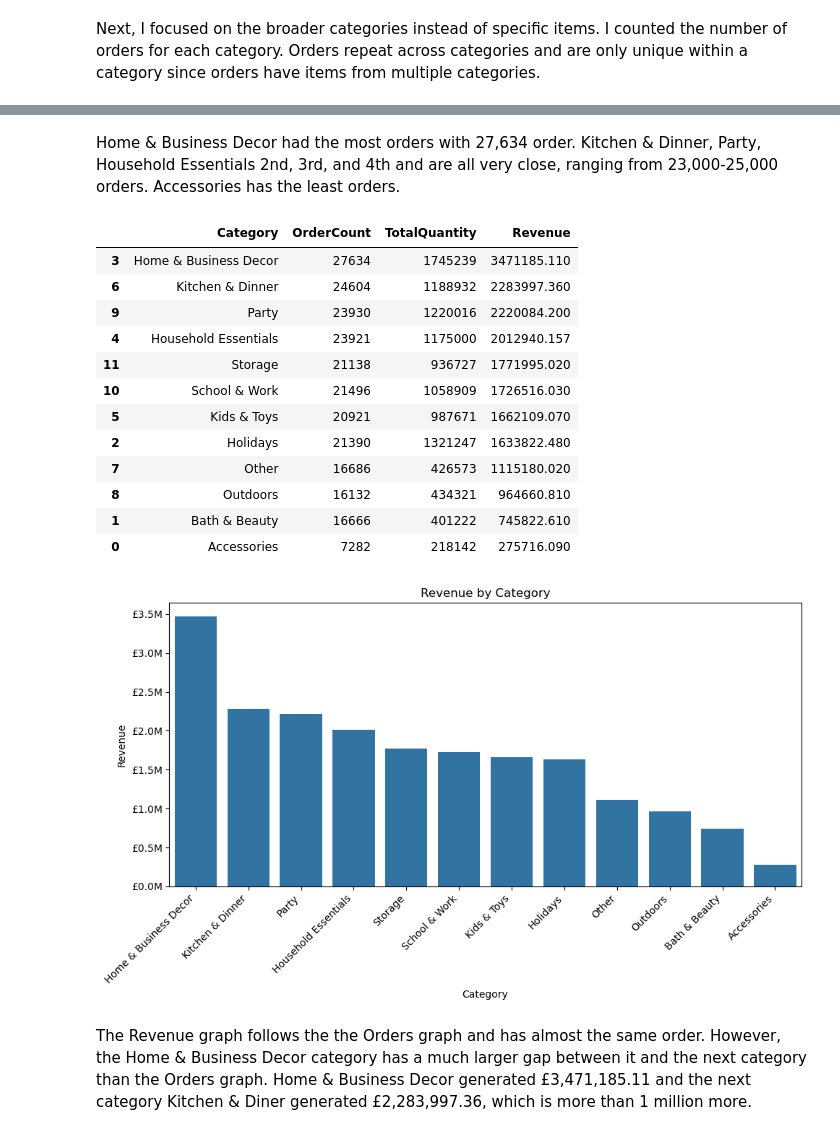
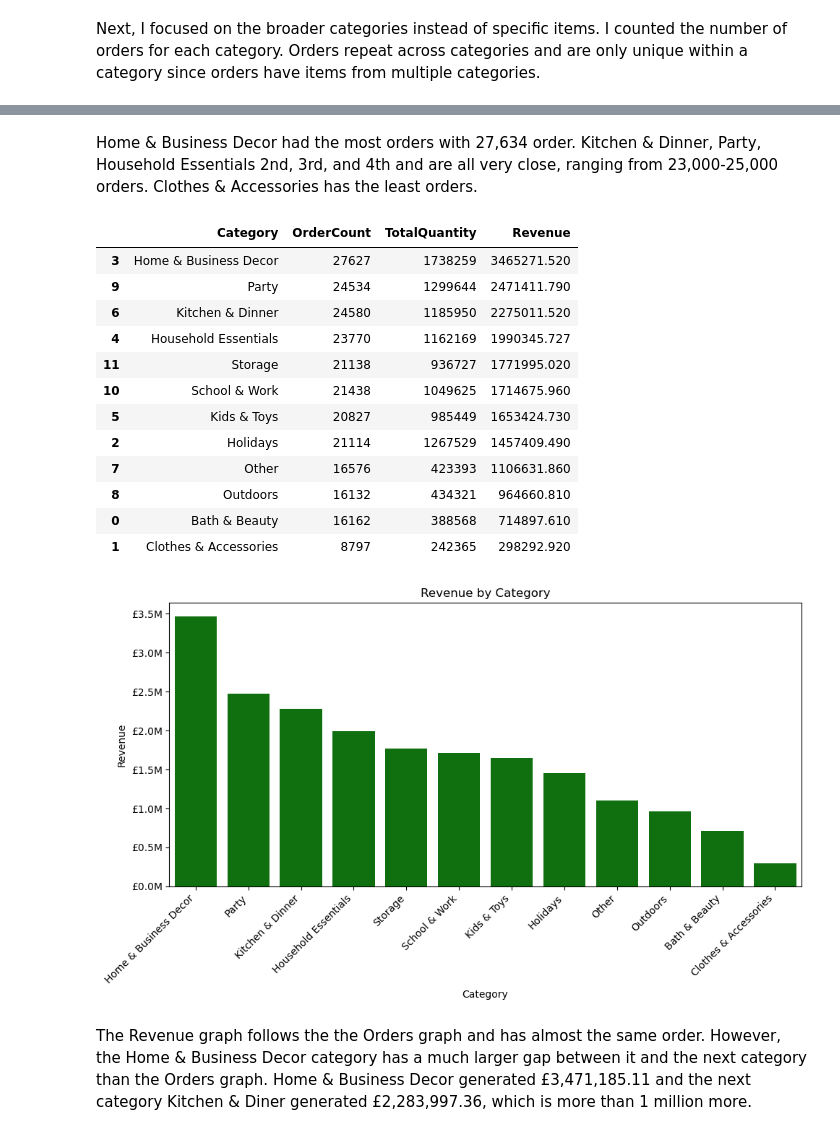
Before and after one commit to takiatah/online-retail-data-sales-analysis, a Jupyter notebook: E-Commerce Sales Analysis.ipynb, the cells around one changed output, grey strips where cells are left out. Saved outputs shown, nothing was run; the diff lists cells and outputs as text; code cells hidden in the pictures.

Commit message:
Update notebook and visualizations

```diff
--- a/E-Commerce Sales Analysis.ipynb
+++ b/E-Commerce Sales Analysis.ipynb
@@ -306,7 +306,7 @@ category_keywords = {
         "BIRDHOUSE", "PAIL", "HERB"
     ],
     "Party": [
-        "PARTY", "BALLOON", "BIRTHDAY", "CELEBRATION", "CAKE", "STREAMER", "CONFETTI", "INVIT", "RIBBON", "BUNTING"
+        "PARTY", "BALLOON", "BIRTHDAY", "CELEBRATION", "CAKE", "STREAMER", "CONFETTI", "INVIT", "RIBBON", "BUNTING", "PAPER CHAIN"
     ],
     "Holidays": [
         "CHRISTMAS", "XMAS", "SANTA", "REINDEER", "SNOW", "ORNAMENT", "CARD", "WREATH", "GIFT", "WRAP", "GARLAND",
@@ -315,11 +315,12 @@ category_keywords = {
     "Bath & Beauty": [
         "BEAUTY", "COSMETIC", "MAKEUP", "LIP", "NAIL", "MASCARA", "EYE", "LASH", "FACE", "CREAM", "LOTION", "MOISTUR", "PERFUME", "HAIR",
         "FRAGRANCE", "SCENT", "POWDER","BLUSH", "BRUSH", "VANITY", "CONCEALER", "FOUNDATION", "PRIMER", "PALETTE", "LINER", "GLOSS", "SERUM",
-        "SHAMPOO", "CONDITIONER", "SCRUB", "LOOFA", "SOAP", "OIL", "COMB", "BRUSH", "JEWELLERY", "TOOTH", "BALM"
+        "SHAMPOO", "CONDITIONER", "SCRUB", "LOOFA", "SOAP", "OIL", "COMB", "BRUSH", "TOOTH", "BALM"
     ],
-    "Accessories": [
+    "Clothes & Accessories": [
         "NECKLACE", "BRACELET", "EARRING", "JEWELRY", " HAT", "PURSE", "SOMBRERO", "CHAIN", "CHARM", " RING", "BROOCH", "LANYARD", " PIN ",
-        "PENDANT", "WATCH", "BADGE", " BEAD", "CLIP", "HEADPHONES"
+        "PENDANT", "WATCH", "BADGE", " BEAD", "CLIP", "HEADPHONES", "SHIRT", "PANTS", "DRESS", "SHORTS", "SKIRT", "MAXI", " TIE ", " BOW ",
+        "SOCKS", "SHOES", "BOOTS", "JACKET", "SWEATER", "CARDIGAN", "VEST", "JEWELLERY", "SCARF", "GLOVES", "SUNGLASSES"
     ],
     "School & Work": [
         "LUNCH", "BACKPACK", "PENCIL", " PEN", "BOOK", "SCISSOR", "GLUE", "STAPLE", "NOTE", " BOARD", "CRAYON", "MARKER", "BOTTLE",
@@ -602,5 +604,5 @@ plt.show()
 # %% [markdown]
-Home & Business Decor had the most orders with 27,634 order. Kitchen & Dinner, Party, Household Essentials 2nd, 3rd, and 4th and are all very close, ranging from 23,000-25,000 orders. Accessories has the least orders.
+Home & Business Decor had the most orders with 27,634 order. Kitchen & Dinner, Party, Household Essentials 2nd, 3rd, and 4th and are all very close, ranging from 23,000-25,000 orders. Clothes & Accessories has the least orders.
 # %%
 # Find the revenue for each category
 
@@ -618,39 +620,40 @@ category_revenue = (
 category_revenue
 # %% [output]
 |  | Category | OrderCount | TotalQuantity | Revenue |
-| 3 | Home & Business Decor | 27634 | 1745239 | 3471185.110 |
-| 6 | Kitchen & Dinner | 24604 | 1188932 | 2283997.360 |
-| 9 | Party | 23930 | 1220016 | 2220084.200 |
-| 4 | Household Essentials | 23921 | 1175000 | 2012940.157 |
+| 3 | Home & Business Decor | 27627 | 1738259 | 3465271.520 |
+| 9 | Party | 24534 | 1299644 | 2471411.790 |
+| 6 | Kitchen & Dinner | 24580 | 1185950 | 2275011.520 |
+| 4 | Household Essentials | 23770 | 1162169 | 1990345.727 |
 | 11 | Storage | 21138 | 936727 | 1771995.020 |
-| 10 | School & Work | 21496 | 1058909 | 1726516.030 |
-| 5 | Kids & Toys | 20921 | 987671 | 1662109.070 |
-| 2 | Holidays | 21390 | 1321247 | 1633822.480 |
-| 7 | Other | 16686 | 426573 | 1115180.020 |
+| 10 | School & Work | 21438 | 1049625 | 1714675.960 |
+| 5 | Kids & Toys | 20827 | 985449 | 1653424.730 |
+| 2 | Holidays | 21114 | 1267529 | 1457409.490 |
+| 7 | Other | 16576 | 423393 | 1106631.860 |
 | 8 | Outdoors | 16132 | 434321 | 964660.810 |
-| 1 | Bath & Beauty | 16666 | 401222 | 745822.610 |
-| 0 | Accessories | 7282 | 218142 | 275716.090 |
+| 0 | Bath & Beauty | 16162 | 388568 | 714897.610 |
+| 1 | Clothes & Accessories | 8797 | 242365 | 298292.920 |
 # %%
 # Make bar graph for revenue for each category
 
-plt.figure(figsize=(10, 6))
+fig = plt.figure(figsize=(10, 6))
 
-axes = sns.barplot(data=category_revenue, x="Category", y="Revenue")
+axes = sns.barplot(data=category_revenue, x="Category", y="Revenue", color="green")
 
 # Formats y axis ticks
 from matplotlib.ticker import FuncFormatter
 
 axes.yaxis.set_major_formatter(
     FuncFormatter(lambda x, _: f"£{x/1_000_000:.1f}M")
 )
 
 plt.xticks(rotation=45, ha="right")
 plt.title("Revenue by Category")
 plt.tight_layout()
+fig.savefig("./visualizations/revenue_by_category.png")
 
 plt.show()
 # %% [output]
-[figure, old version]
+[figure, new version]
 # %% [markdown]
 The Revenue graph follows the the Orders graph and has almost the same order. However, the Home & Business Decor category has a much larger gap between it and the next category than the Orders graph. Home & Business Decor generated £3,471,185.11 and the next category Kitchen & Diner generated £2,283,997.36, which is more than 1 million more.
 # %% [markdown]
```
Also changed, not shown: parts of 22 cells of this notebook, 7 other files.
